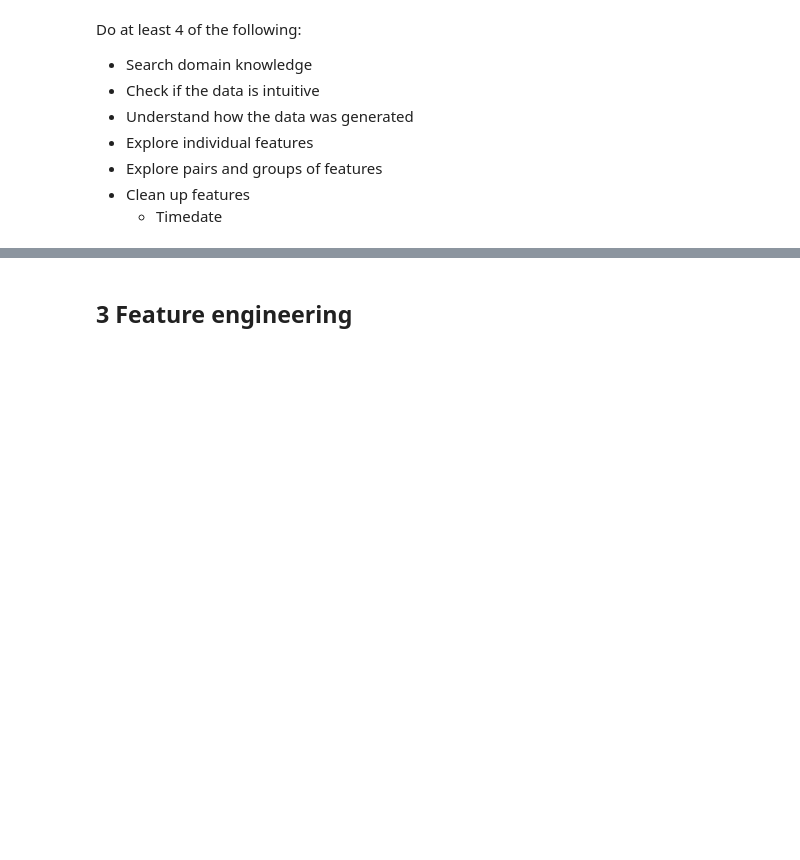
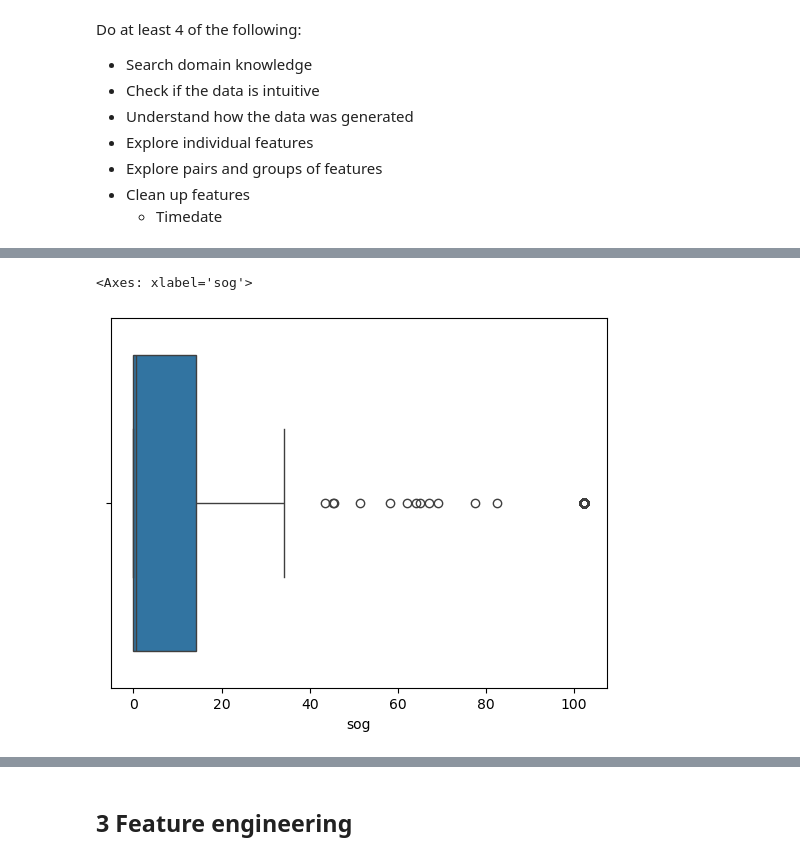
Before and after one commit to alexandersundquist/TDT4173-Modern-Machine-Learning-In-Practice-Project, a Jupyter notebook: Report.ipynb, the cells around one changed output, grey strips where cells are left out. Cells and saved outputs as stored; diff of their text form; code cells hidden in the pictures; blank space fills up the shorter version.

```diff
--- a/Report.ipynb
+++ b/Report.ipynb
@@ -63,0 +88,6 @@ Do at least 4 of the following:
+# %%
+# Plot sog in a boxplot to get an idea of outliers
+sns.boxplot(x = 'sog', data = train)
+# %% [output]
+<Axes: xlabel='sog'>
+[figure, added]
```
Also changed, not shown: parts of 35 cells of this notebook.
